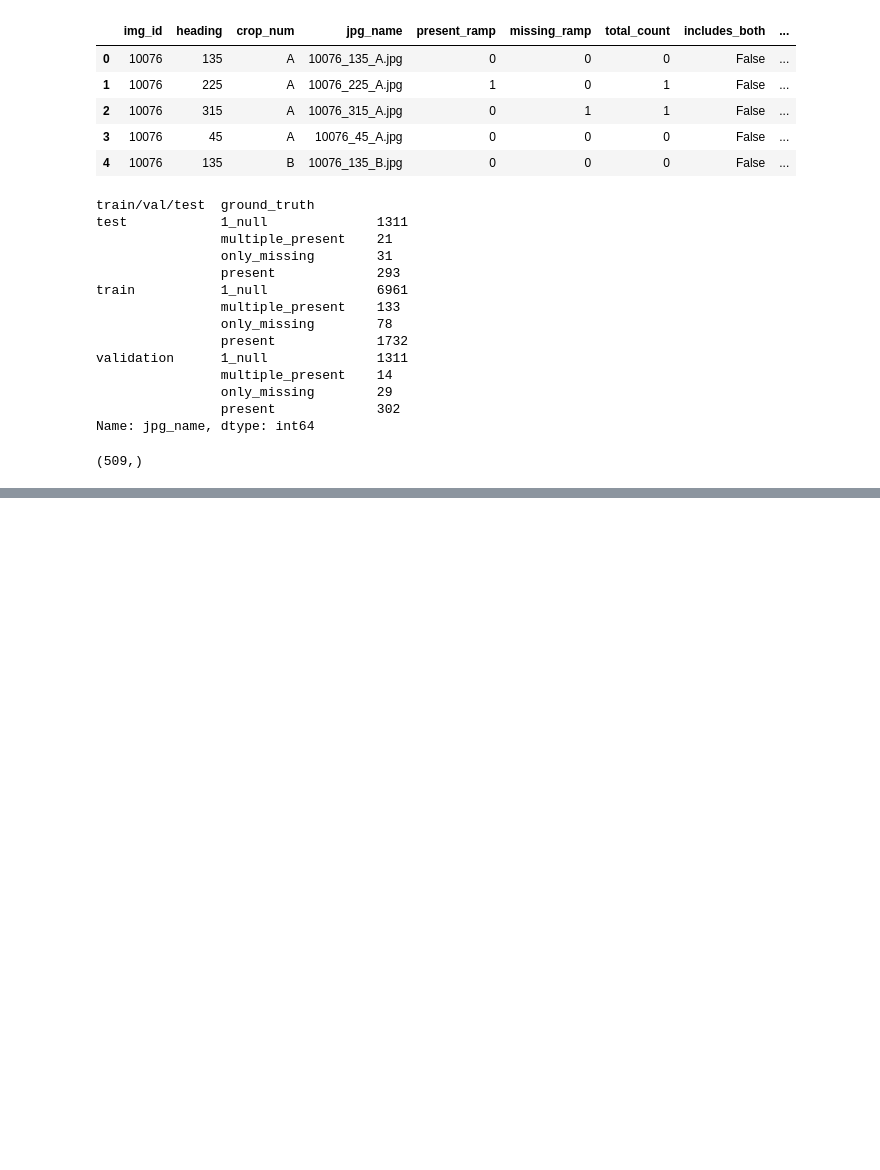
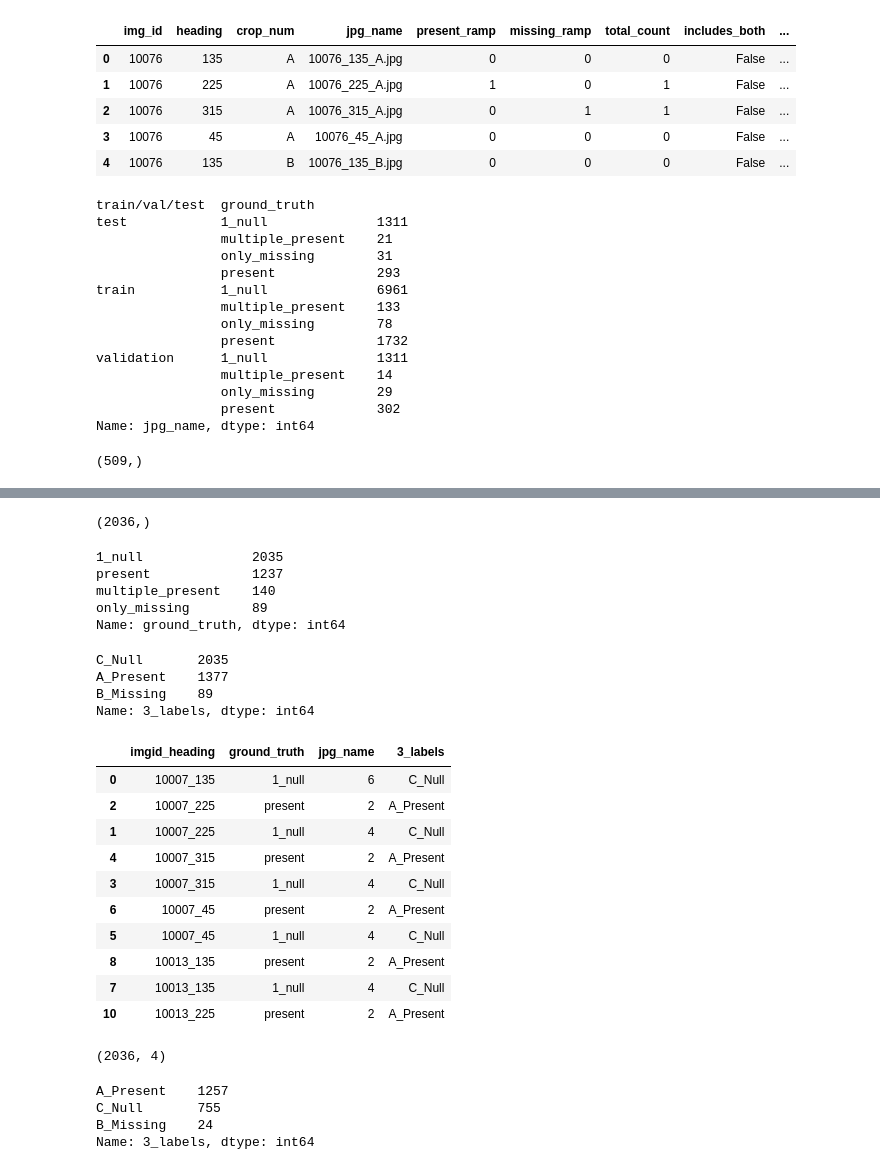
Before and after one commit to w210-accessibility/classify-streetview, a Jupyter notebook: mini-crops/2020-04-13-GetFullLabeled.ipynb, the cells around one changed output, grey strips where cells are left out. Drawn from its saved outputs; the diff is of its cells as text; code cells hidden in the pictures; blank space fills up the shorter version.

Commit message:
Get the aggregate level ground truth by imgid and heading pair for 2036 images

```diff
--- a/mini-crops/2020-04-13-GetFullLabeled.ipynb
+++ b/mini-crops/2020-04-13-GetFullLabeled.ipynb
@@ -327,0 +330,3 @@ df_final.to_csv('20200413-groundtruth-images-split.csv', index = False)
+# %%
+df_final['imgid_heading'] = df_final['img_id'].astype(str) + '_' + df_final['heading'].astype(str)
+df_final.head()
@@ -327,0 +340,5 @@ df_final.to_csv('20200413-groundtruth-images-split.csv', index = False)
+# %%
+df_group_final = df_final.groupby(['imgid_heading', 'ground_truth'])['jpg_name'].count()
+df_group_final = df_group_final.reset_index()
+print(df_group_final.shape)
+df_group_final.head()
@@ -327,0 +353,47 @@ df_final.to_csv('20200413-groundtruth-images-split.csv', index = False)
+# %%
+df_group_final['imgid_heading'].unique().shape
+# %% [output]
+(2036,)
+# %%
+df_group_final['ground_truth'].value_counts()
+# %% [output]
+1_null              2035
+present             1237
+multiple_present    140
+only_missing        89
+Name: ground_truth, dtype: int64
+# %%
+df_group_final['3_labels'] = np.where(df_group_final['ground_truth'].str.contains('present'), 'A_Present', 'tbd')
+df_group_final['3_labels'] = np.where(df_group_final['ground_truth'].str.contains('missing'), 'B_Missing', df_group_final['3_labels'])
+df_group_final['3_labels'] = np.where(df_group_final['ground_truth'].str.contains('1_null'), 'C_Null', df_group_final['3_labels'])
+df_group_final['3_labels'].value_counts()
+# %% [output]
+C_Null       2035
+A_Present    1377
+B_Missing    89
+Name: 3_labels, dtype: int64
+# %%
+df_group_final = df_group_final.sort_values(['imgid_heading', '3_labels'])
+df_group_final.head(10)
+# %% [output]
+|  | imgid_heading | ground_truth | jpg_name | 3_labels |
+| 0 | 10007_135 | 1_null | 6 | C_Null |
+| 2 | 10007_225 | present | 2 | A_Present |
+| 1 | 10007_225 | 1_null | 4 | C_Null |
+| 4 | 10007_315 | present | 2 | A_Present |
+| 3 | 10007_315 | 1_null | 4 | C_Null |
+| 6 | 10007_45 | present | 2 | A_Present |
+| 5 | 10007_45 | 1_null | 4 | C_Null |
+| 8 | 10013_135 | present | 2 | A_Present |
+| 7 | 10013_135 | 1_null | 4 | C_Null |
+| 10 | 10013_225 | present | 2 | A_Present |
+# %%
+df_group_top_vote = df_group_final.drop_duplicates(subset = 'imgid_heading', keep = 'first')
+print(df_group_top_vote.shape)
+df_group_top_vote['3_labels'].value_counts()
+# %% [output]
+(2036, 4)
+A_Present    1257
+C_Null       755
+B_Missing    24
+Name: 3_labels, dtype: int64
```
Also changed, not shown: parts of 4 cells of this notebook, 2 other files.
